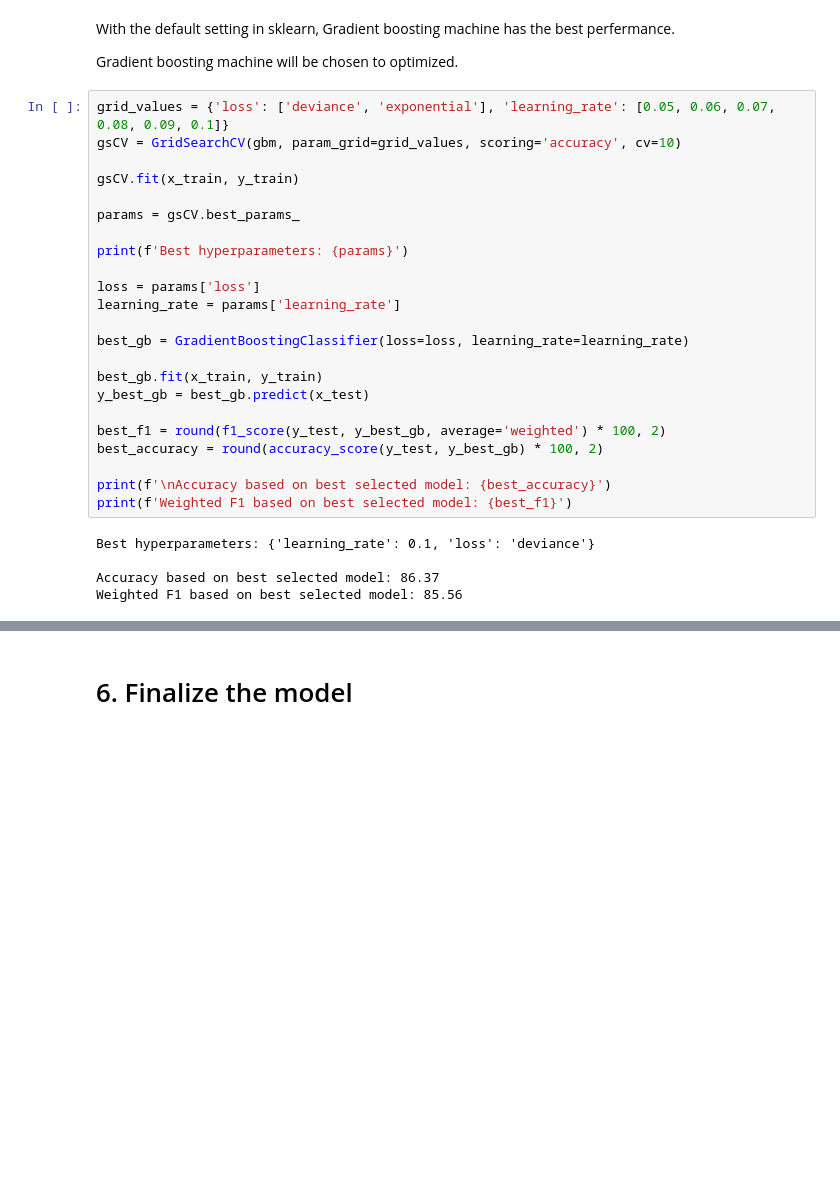
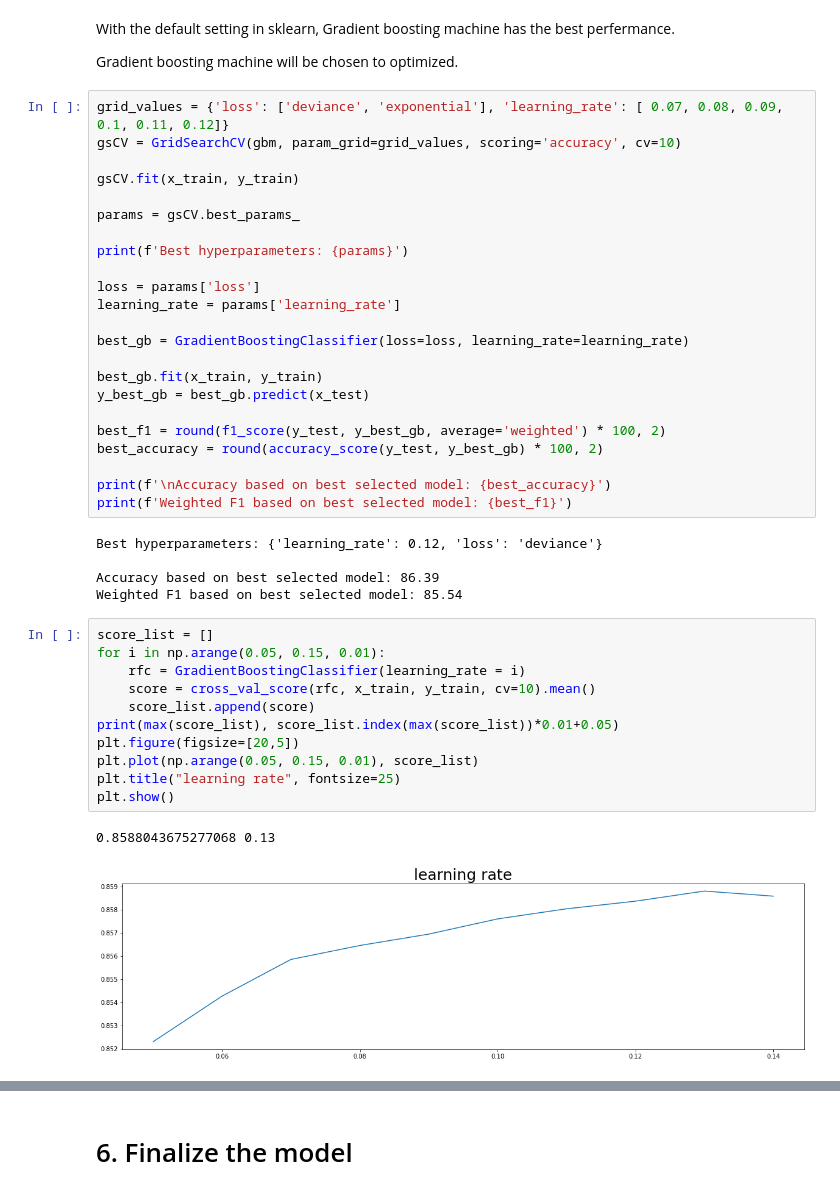
Before and after one commit to wkhalil/CS-5228, a Jupyter notebook: zy.ipynb, the cells around one changed output, grey strips where cells are left out. Saved outputs shown, nothing was run; the diff lists cells and outputs as text; blank space fills up the shorter version.

```diff
--- a/zy.ipynb
+++ b/zy.ipynb
@@ -331,7 +359,7 @@ With the default setting in sklearn, Gradient boosting machine has the best perf
 
 Gradient boosting machine will be chosen to optimized.
 # %%
-grid_values = {'loss': ['deviance', 'exponential'], 'learning_rate': [0.05, 0.06, 0.07, 0.08, 0.09, 0.1]}
+grid_values = {'loss': ['deviance', 'exponential'], 'learning_rate': [ 0.07, 0.08, 0.09, 0.1, 0.11, 0.12]}
 gsCV = GridSearchCV(gbm, param_grid=grid_values, scoring='accuracy', cv=10)
 
 gsCV.fit(x_train, y_train)
@@ -354,7 +382,21 @@ best_accuracy = round(accuracy_score(y_test, y_best_gb) * 100, 2)
 print(f'\nAccuracy based on best selected model: {best_accuracy}')
 print(f'Weighted F1 based on best selected model: {best_f1}')
 # %% [output]
-Best hyperparameters: {'learning_rate': 0.1, 'loss': 'deviance'}
+Best hyperparameters: {'learning_rate': 0.12, 'loss': 'deviance'}
 
-Accuracy based on best selected model: 86.37
-Weighted F1 based on best selected model: 85.56
+Accuracy based on best selected model: 86.39
+Weighted F1 based on best selected model: 85.54
+# %%
+score_list = []
+for i in np.arange(0.05, 0.15, 0.01):
+    rfc = GradientBoostingClassifier(learning_rate = i)
+    score = cross_val_score(rfc, x_train, y_train, cv=10).mean()
+    score_list.append(score)
+print(max(score_list), score_list.index(max(score_list))*0.01+0.05)
+plt.figure(figsize=[20,5])
+plt.plot(np.arange(0.05, 0.15, 0.01), score_list)
+plt.title("learning rate", fontsize=25)
+plt.show()
+# %% [output]
+0.8588043675277068 0.13
+[figure, added]
```
Also changed, not shown: parts of 15 cells of this notebook.
